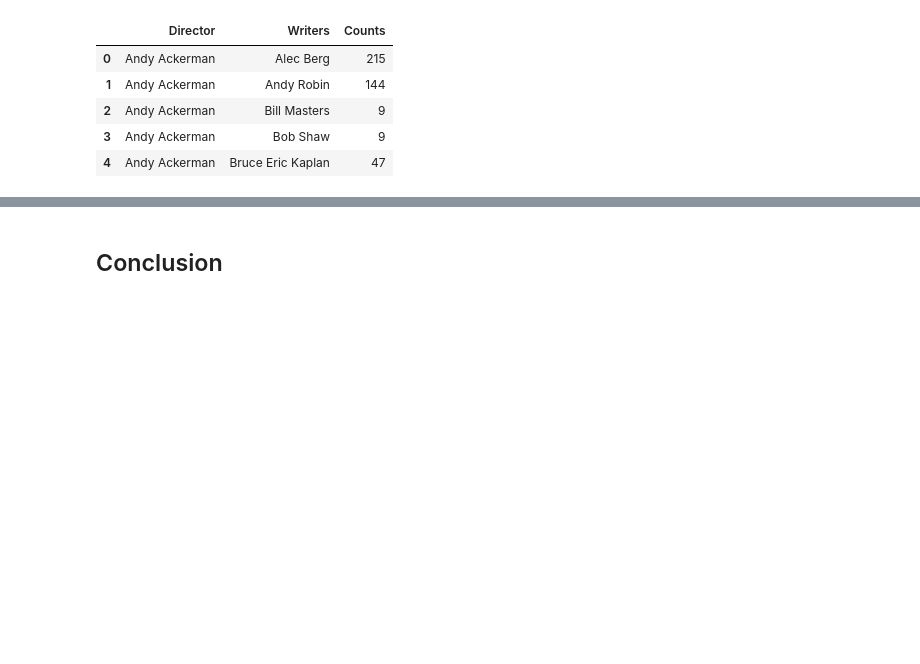
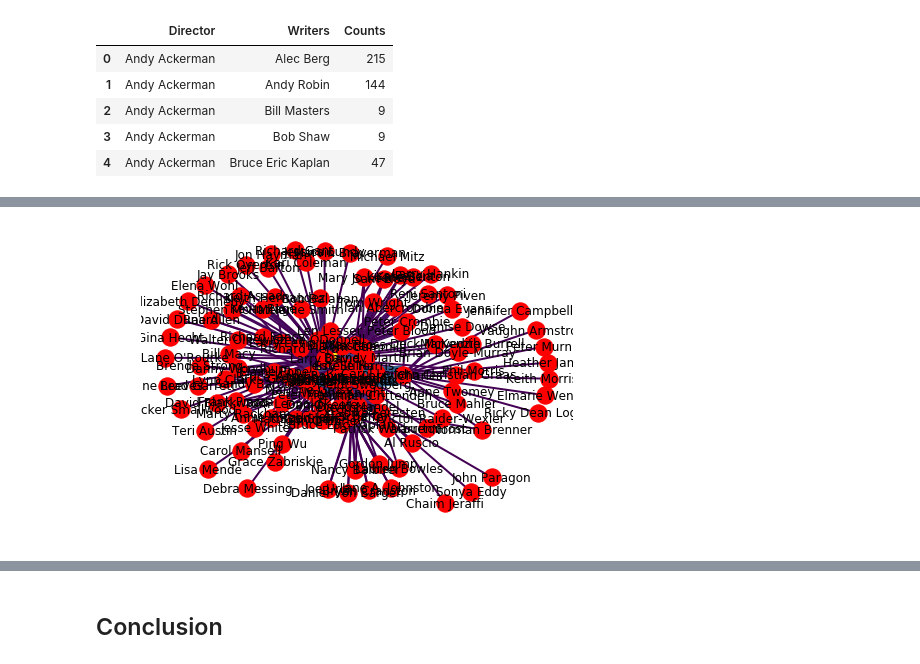
Before and after one commit to wwells/CUNY_DATA_620_GROUP, a Jupyter notebook: Final_Project/Seinfeld_SNA.ipynb, the cells around one changed output, grey strips where cells are left out. Saved outputs shown, nothing was run; the diff lists cells and outputs as text; code cells hidden in the pictures; blank space fills up the shorter version.

```diff
--- a/Final_Project/Seinfeld_SNA.ipynb
+++ b/Final_Project/Seinfeld_SNA.ipynb
@@ -646,0 +907,5 @@ director_writer_sub_graph = make_draw_graph("Directors and Writers", list(direct
+# %%
+writer_cast_sub = writer_cast_group[writer_cast_group['Counts']>1]
+writer_cast_sub_graph = make_draw_graph("Writers and Cast", list(writer_cast_sub.Writers.values) + list(writer_cast_sub.Actor.values),writer_cast_sub, True)
+# %% [output]
+[figure, added]
```
Also changed, not shown: parts of 103 cells of this notebook.
